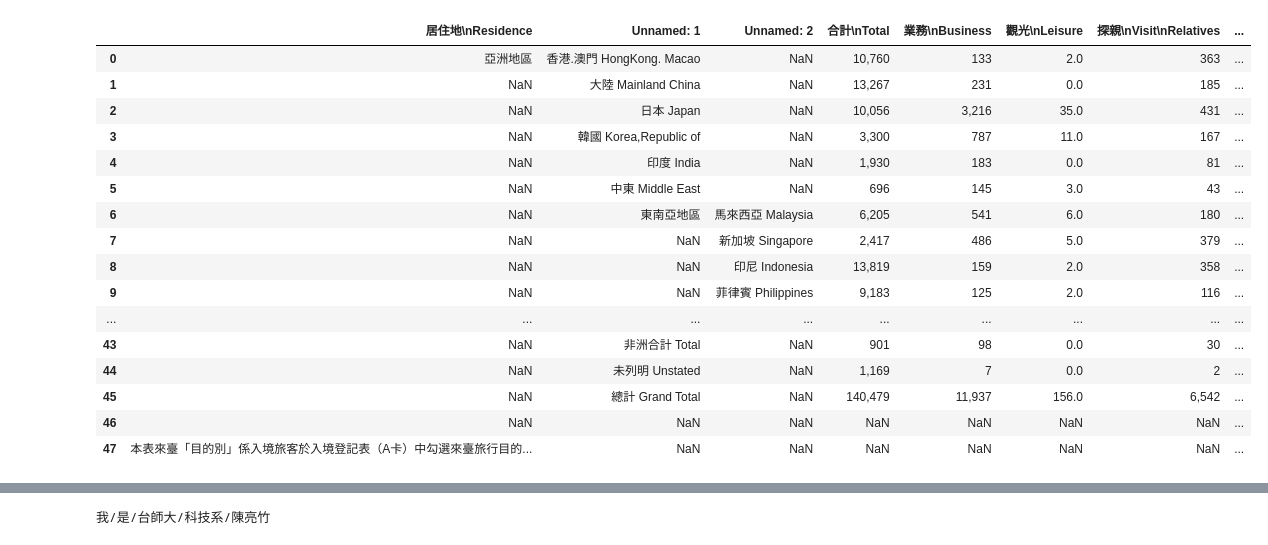
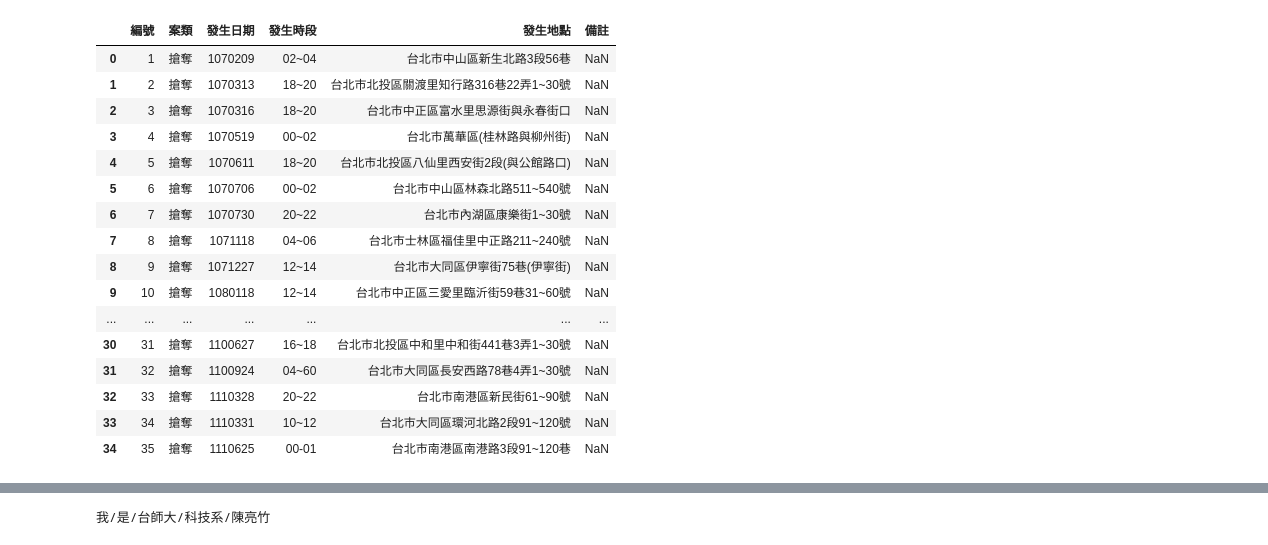
Before and after one commit to awchu0323/PL, a Jupyter notebook: 作業4/作業4.ipynb, the cells around one changed output, grey strips where cells are left out. Drawn from its saved outputs; the diff is of its cells as text; code cells hidden in the pictures.

```diff
--- a/作業4/作業4.ipynb
+++ b/作業4/作業4.ipynb
@@ -5,26 +5,26 @@ import pandas as pd
 import numpy
 from collections import Counter
 # %%
-data1 = pd.read_csv('20220126093253520800.xlsx_.csv')
+data1 = pd.read_csv('臺北市街頭隨機搶奪案件點位資訊.csv')
 data1
 # %% [output]
-|  | 居住地\nResidence | Unnamed: 1 | Unnamed: 2 | 合計\nTotal | 業務\nBusiness | 觀光\nLeisure | 探親\nVisit\nRelatives | ... |
-| 0 | 亞洲地區 | 香港.澳門 HongKong. Macao | NaN | 10,760 | 133 | 2.0 | 363 | ... |
-| 1 | NaN | 大陸 Mainland China | NaN | 13,267 | 231 | 0.0 | 185 | ... |
-| 2 | NaN | 日本 Japan | NaN | 10,056 | 3,216 | 35.0 | 431 | ... |
-| 3 | NaN | 韓國 Korea,Republic of | NaN | 3,300 | 787 | 11.0 | 167 | ... |
-| 4 | NaN | 印度 India | NaN | 1,930 | 183 | 0.0 | 81 | ... |
-| 5 | NaN | 中東 Middle East | NaN | 696 | 145 | 3.0 | 43 | ... |
-| 6 | NaN | 東南亞地區 | 馬來西亞 Malaysia | 6,205 | 541 | 6.0 | 180 | ... |
-| 7 | NaN | NaN | 新加坡 Singapore | 2,417 | 486 | 5.0 | 379 | ... |
-| 8 | NaN | NaN | 印尼 Indonesia | 13,819 | 159 | 2.0 | 358 | ... |
-| 9 | NaN | NaN | 菲律賓 Philippines | 9,183 | 125 | 2.0 | 116 | ... |
-| ... | ... | ... | ... | ... | ... | ... | ... | ... |
-| 43 | NaN | 非洲合計 Total | NaN | 901 | 98 | 0.0 | 30 | ... |
-| 44 | NaN | 未列明 Unstated | NaN | 1,169 | 7 | 0.0 | 2 | ... |
-| 45 | NaN | 總計 Grand Total | NaN | 140,479 | 11,937 | 156.0 | 6,542 | ... |
-| 46 | NaN | NaN | NaN | NaN | NaN | NaN | NaN | ... |
-| 47 | 本表來臺「目的別」係入境旅客於入境登記表（A卡）中勾選來臺旅行目的... | NaN | NaN | NaN | NaN | NaN | NaN | ... |
+|  | 編號 | 案類 | 發生日期 | 發生時段 | 發生地點 | 備註 |
+| 0 | 1 | 搶奪 | 1070209 | 02~04 | 台北市中山區新生北路3段56巷 | NaN |
+| 1 | 2 | 搶奪 | 1070313 | 18~20 | 台北市北投區關渡里知行路316巷22弄1~30號 | NaN |
+| 2 | 3 | 搶奪 | 1070316 | 18~20 | 台北市中正區富水里思源街與永春街口 | NaN |
+| 3 | 4 | 搶奪 | 1070519 | 00~02 | 台北市萬華區(桂林路與柳州街) | NaN |
+| 4 | 5 | 搶奪 | 1070611 | 18~20 | 台北市北投區八仙里西安街2段(與公館路口) | NaN |
+| 5 | 6 | 搶奪 | 1070706 | 00~02 | 台北市中山區林森北路511~540號 | NaN |
+| 6 | 7 | 搶奪 | 1070730 | 20~22 | 台北市內湖區康樂街1~30號 | NaN |
+| 7 | 8 | 搶奪 | 1071118 | 04~06 | 台北市士林區福佳里中正路211~240號 | NaN |
+| 8 | 9 | 搶奪 | 1071227 | 12~14 | 台北市大同區伊寧街75巷(伊寧街) | NaN |
+| 9 | 10 | 搶奪 | 1080118 | 12~14 | 台北市中正區三愛里臨沂街59巷31~60號 | NaN |
+| ... | ... | ... | ... | ... | ... | ... |
+| 30 | 31 | 搶奪 | 1100627 | 16~18 | 台北市北投區中和里中和街441巷3弄1~30號 | NaN |
+| 31 | 32 | 搶奪 | 1100924 | 04~60 | 台北市大同區長安西路78巷4弄1~30號 | NaN |
+| 32 | 33 | 搶奪 | 1110328 | 20~22 | 台北市南港區新民街61~90號 | NaN |
+| 33 | 34 | 搶奪 | 1110331 | 10~12 | 台北市大同區環河北路2段91~120號 | NaN |
+| 34 | 35 | 搶奪 | 1110625 | 00-01 | 台北市南港區南港路3段91~120巷 | NaN |
 # %%
 andrew = ['我是台師大科技系陳亮竹']
 for sentence in andrew:
```
Also changed, not shown: parts of 10 cells of this notebook.
